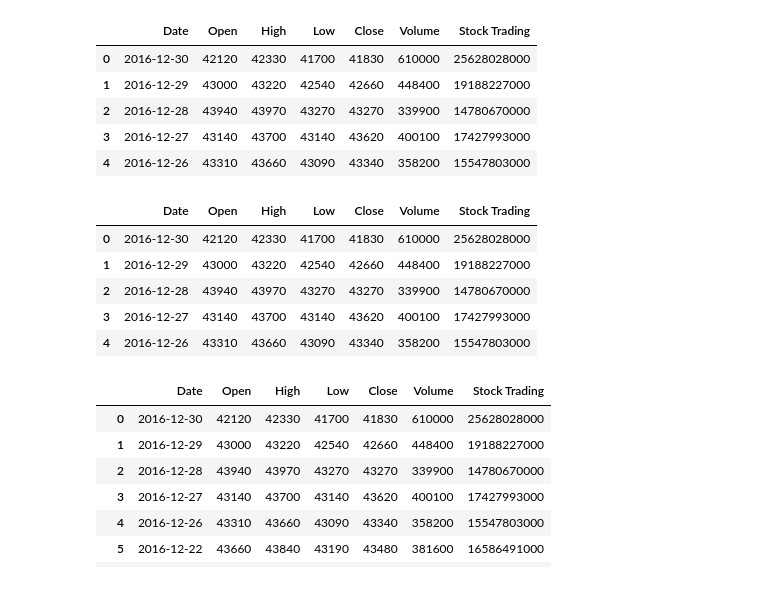
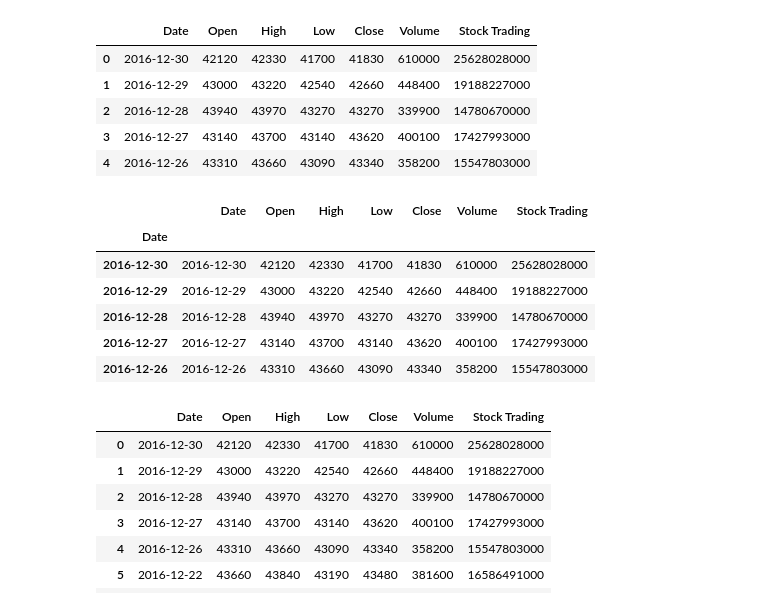
Before and after one commit to taharathussain/Stock-Price-Prediction, a Jupyter notebook: Code.ipynb, the cells around one changed output. Cells and saved outputs as stored; diff of their text form; code cells hidden in the pictures.

```diff
--- a/Code.ipynb
+++ b/Code.ipynb
@@ -25,19 +25,23 @@ df_train.head()
 | 3 | 2016-12-27 | 43140 | 43700 | 43140 | 43620 | 400100 | 17427993000 |
 | 4 | 2016-12-26 | 43310 | 43660 | 43090 | 43340 | 358200 | 15547803000 |
 # %%
-# sorting data in ascending order with respect to date
-df_train = df_train.sort_index(axis = 0)
-df_test = df_test.sort_index(axis = 0)
+df_train['Date'] = pd.to_datetime(df_train['Date'])
+df_test['Date'] = pd.to_datetime(df_test['Date'])
+
+# index the data with date
+df_train.index = df_train['Date']
+df_test.index = df_test['Date']
 
 # Check first five rows of the data
 df_train.head()
 # %% [output]
 |  | Date | Open | High | Low | Close | Volume | Stock Trading |
-| 0 | 2016-12-30 | 42120 | 42330 | 41700 | 41830 | 610000 | 25628028000 |
-| 1 | 2016-12-29 | 43000 | 43220 | 42540 | 42660 | 448400 | 19188227000 |
-| 2 | 2016-12-28 | 43940 | 43970 | 43270 | 43270 | 339900 | 14780670000 |
-| 3 | 2016-12-27 | 43140 | 43700 | 43140 | 43620 | 400100 | 17427993000 |
-| 4 | 2016-12-26 | 43310 | 43660 | 43090 | 43340 | 358200 | 15547803000 |
+| Date |  |  |  |  |  |  |  |
+| 2016-12-30 | 2016-12-30 | 42120 | 42330 | 41700 | 41830 | 610000 | 25628028000 |
+| 2016-12-29 | 2016-12-29 | 43000 | 43220 | 42540 | 42660 | 448400 | 19188227000 |
+| 2016-12-28 | 2016-12-28 | 43940 | 43970 | 43270 | 43270 | 339900 | 14780670000 |
+| 2016-12-27 | 2016-12-27 | 43140 | 43700 | 43140 | 43620 | 400100 | 17427993000 |
+| 2016-12-26 | 2016-12-26 | 43310 | 43660 | 43090 | 43340 | 358200 | 15547803000 |
 # %%
 # displaying full dataset
 pd.set_option('display.max_rows', None)
```
Also changed, not shown: parts of 26 cells of this notebook.
